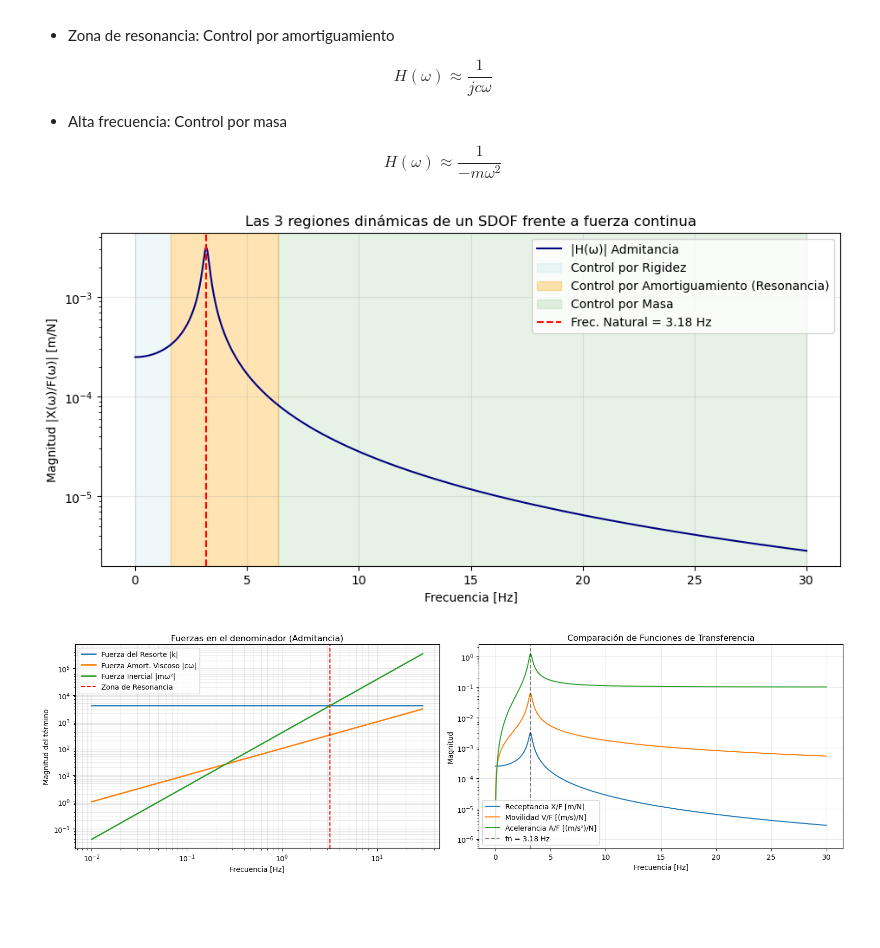
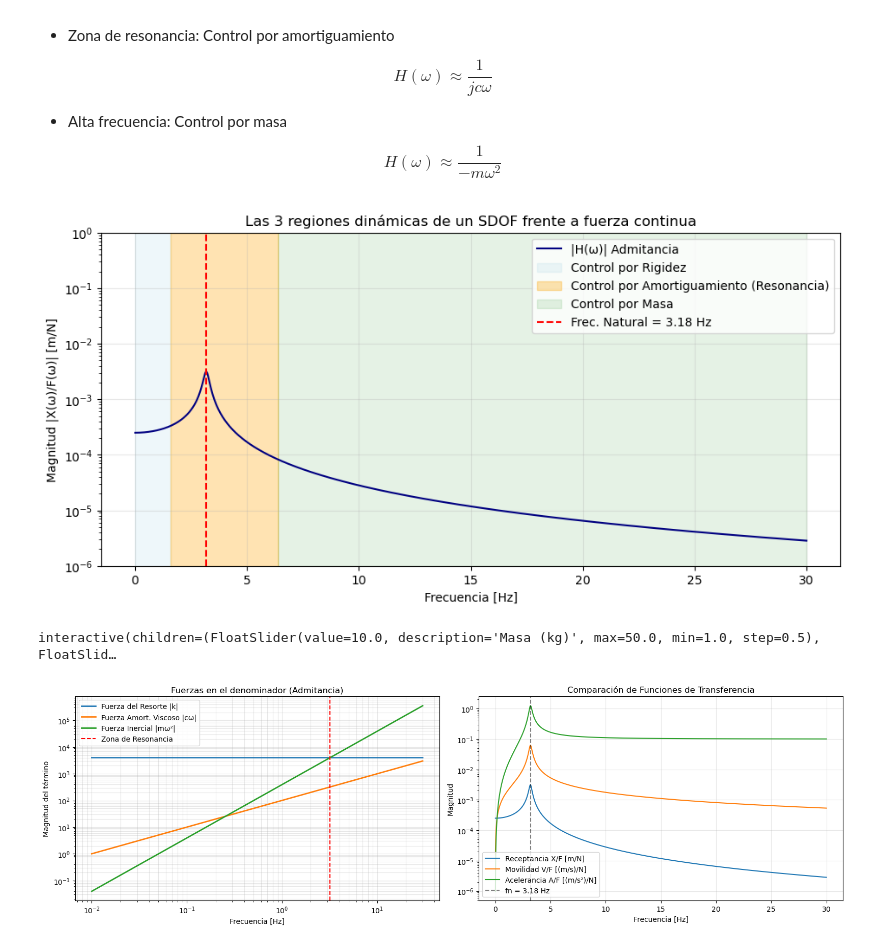
Before and after one commit to SebMunV/tarea-2-amortiguacion-decremento-functransf, a Jupyter notebook: notebooks/v2-presentacion-vibraciones.ipynb, the cells around one changed output. Cells and saved outputs as stored; diff of their text form; code cells hidden in the pictures; blank space fills up the shorter version.

```diff
--- a/notebooks/v2-presentacion-vibracione-copa-seguridad.ipynb
+++ b/notebooks/v2-presentacion-vibraciones.ipynb
@@ -384,32 +384,74 @@ $$ H(\omega) \approx \frac{1}{-m\omega^2} $$
 # %%
 # 5. ZONAS DE CONTROL DINÁMICO EN LA FRF (Admitancia)
 frequencies_hz = np.linspace(0.01, 30, 3000)
 omega = 2 * np.pi * frequencies_hz
 c = 2 * damping_ratio * mass * omega_n
 
 H = 1 / (stiffness - mass * omega**2 + 1j * c * omega)
 H_magnitude = np.abs(H)
 
 low_freq_limit = 0.5 * fn_hz
 high_freq_limit = 2.0 * fn_hz
 
 plt.figure(figsize=(11, 5))
 plt.semilogy(frequencies_hz, H_magnitude, color='navy', label="|H(ω)| Admitancia")
 
 # Zonas sombreadas
 plt.axvspan(0, low_freq_limit, alpha=0.2, color='lightblue', label="Control por Rigidez")
 plt.axvspan(low_freq_limit, high_freq_limit, alpha=0.3, color='orange', label="Control por Amortiguamiento (Resonancia)")
 plt.axvspan(high_freq_limit, 30, alpha=0.1, color='green', label="Control por Masa")
 
 plt.axvline(fn_hz, linestyle="--", color='red', label=f"Frec. Natural = {fn_hz:.2f} Hz")
 plt.title("Las 3 regiones dinámicas de un SDOF frente a fuerza continua")
 plt.xlabel("Frecuencia [Hz]")
 plt.ylabel("Magnitud |X(ω)/F(ω)| [m/N]")
+plt.ylim(1e-6, 1)
 plt.grid(True, alpha=0.3)
 plt.legend()
 plt.show()
 # %% [output]
-[figure, old version]
+[figure, new version]
+# %%
+def interactive_frf(mass_val=10.0, stiffness_val=4000.0, zeta_val=0.04):
+    frequencies_hz = np.linspace(0.01, 30, 3000)
+    omega = 2 * np.pi * frequencies_hz
+    omega_n = np.sqrt(stiffness_val / mass_val)
+    c_val = 2 * zeta_val * mass_val * omega_n
+
+    H = 1 / (stiffness_val - mass_val * omega**2 + 1j * c_val * omega)
+    H_mag = np.abs(H)
+
+    fn_hz_loc = omega_n / (2 * np.pi)
+    low_freq_limit = 0.5 * fn_hz_loc
+    high_freq_limit = 2.0 * fn_hz_loc
+
+    plt.figure(figsize=(11, 5))
+    plt.semilogy(frequencies_hz, H_mag, color='navy', label="|H(ω)| Admitancia")
+    plt.axvspan(0, low_freq_limit, alpha=0.2, color='lightblue', label="Control por Rigidez")
+    plt.axvspan(low_freq_limit, high_freq_limit, alpha=0.3, color='orange', label="Control por Amortiguamiento")
+    plt.axvspan(high_freq_limit, 30, alpha=0.1, color='green', label="Control por Masa")
+    plt.axvline(fn_hz_loc, linestyle="--", color='red', label=f"fn = {fn_hz_loc:.2f} Hz")
+    plt.title("Admitancia dinámica |X(ω)/F(ω)|")
+    plt.xlabel("Frecuencia [Hz]")
+    plt.ylabel("Magnitud [m/N]")
+    plt.xlim(0, 30)
+    plt.ylim(1e-6, 1)
+    plt.grid(True, alpha=0.3)
+    plt.legend()
+    plt.show()
+
+if has_ipywidgets:
+    interact(
+        interactive_frf,
+        mass_val=widgets.FloatSlider(value=10.0, min=1.0, max=50.0, step=0.5, description='Masa (kg)'),
+        stiffness_val=widgets.FloatSlider(value=4000.0, min=100.0, max=10000.0, step=50.0, description='Rigidez (N/m)'),
+        zeta_val=widgets.FloatSlider(value=0.04, min=0.0, max=1.0, step=0.005, description='Zeta')
+    )
+else:
+    print("ipywidgets no instalado. Se muestra la curva con valores por defecto.")
+    interactive_frf()
+# %% [output]
+interactive(children=(FloatSlider(value=10.0, description='Masa (kg)', max=50.0, min=1.0, step=0.5), FloatSlid…
 # %%
 # 6. DEMOSTRACIÓN MATEMÁTICA DEL DENOMINADOR Y COMPARACIÓN DE FRFs
 elastic_term = np.ones_like(omega) * stiffness
```
Also changed, not shown: 5 other files.
